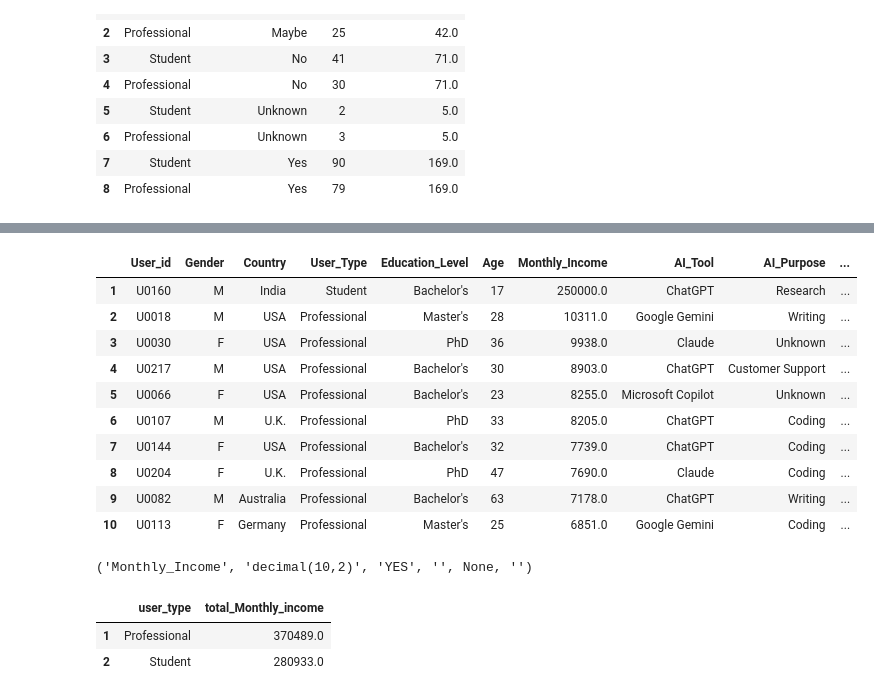
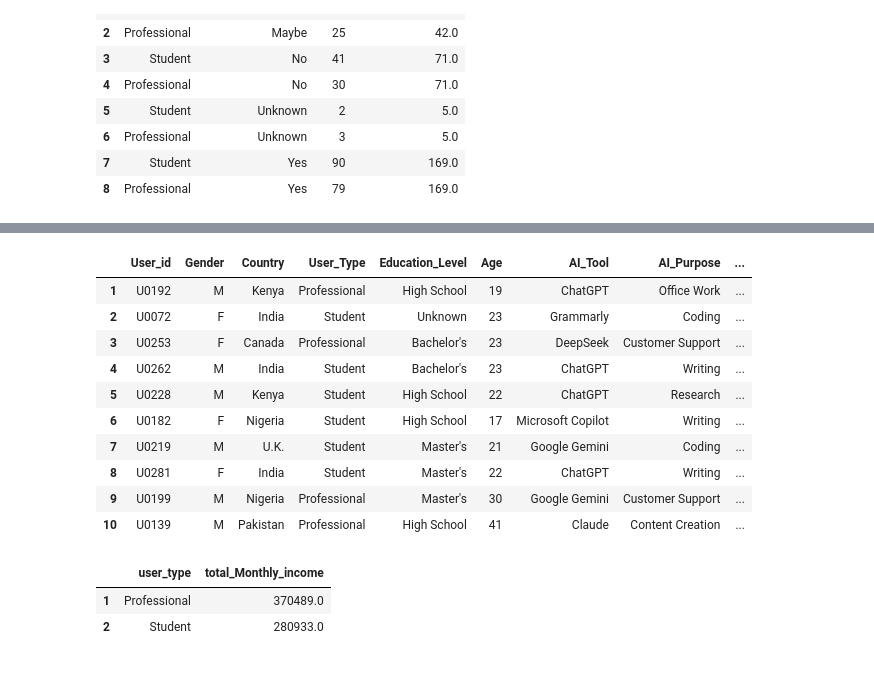
Before and after one commit to Ansh-3121/Ai-usages-impact-on-student-and-professionals, a Jupyter notebook: SqlQueries.ipynb, the cells around one changed output, grey strips where cells are left out. Drawn from its saved outputs; the diff is of its cells as text; code cells hidden in the pictures.

```diff
--- a/SqlQueries.ipynb
+++ b/SqlQueries.ipynb
@@ -129,36 +86,18 @@ run_query(Q6)
 # %%
-Q="""select User_id,Gender,Country,User_Type,Education_Level,Age,Monthly_Income,AI_Tool,AI_Purpose,sum(AI_Usage_Hours_Per_Day) as hour,Would_recommend from prai
-  group by User_id,Gender,Country,User_Type,Education_Level,Age,Monthly_Income,AI_Tool,AI_Purpose,Would_recommend order by monthly_income desc limit 10;"""
+#5 top 10 customer recommendation by Daily ai usages wise
+Q="""select User_id,Gender,Country,User_Type,Education_Level,Age,AI_Tool,AI_Purpose,sum(AI_Usage_Hours_Per_Day) as Daily_Usages_hour,Would_recommend from prai
+  group by User_id,Gender,Country,User_Type,Education_Level,Age,AI_Tool,AI_Purpose,Would_recommend order by Daily_Usages_hour desc limit 10;"""
 run_query(Q)
 # %% [output]
-|  | User_id | Gender | Country | User_Type | Education_Level | Age | Monthly_Income | AI_Tool | AI_Purpose | ... |
-| 1 | U0160 | M | India | Student | Bachelor's | 17 | 250000.0 | ChatGPT | Research | ... |
-| 2 | U0018 | M | USA | Professional | Master's | 28 | 10311.0 | Google Gemini | Writing | ... |
-| 3 | U0030 | F | USA | Professional | PhD | 36 | 9938.0 | Claude | Unknown | ... |
-| 4 | U0217 | M | USA | Professional | Bachelor's | 30 | 8903.0 | ChatGPT | Customer Support | ... |
-| 5 | U0066 | F | USA | Professional | Bachelor's | 23 | 8255.0 | Microsoft Copilot | Unknown | ... |
-| 6 | U0107 | M | U.K. | Professional | PhD | 33 | 8205.0 | ChatGPT | Coding | ... |
-| 7 | U0144 | F | USA | Professional | Bachelor's | 32 | 7739.0 | ChatGPT | Coding | ... |
-| 8 | U0204 | F | U.K. | Professional | PhD | 47 | 7690.0 | Claude | Coding | ... |
-| 9 | U0082 | M | Australia | Professional | Bachelor's | 63 | 7178.0 | ChatGPT | Writing | ... |
-| 10 | U0113 | F | Germany | Professional | Master's | 25 | 6851.0 | Google Gemini | Coding | ... |
+|  | User_id | Gender | Country | User_Type | Education_Level | Age | AI_Tool | AI_Purpose | ... |
+| 1 | U0192 | M | Kenya | Professional | High School | 19 | ChatGPT | Office Work | ... |
+| 2 | U0072 | F | India | Student | Unknown | 23 | Grammarly | Coding | ... |
+| 3 | U0253 | F | Canada | Professional | Bachelor's | 23 | DeepSeek | Customer Support | ... |
+| 4 | U0262 | M | India | Student | Bachelor's | 23 | ChatGPT | Writing | ... |
+| 5 | U0228 | M | Kenya | Student | High School | 22 | ChatGPT | Research | ... |
+| 6 | U0182 | F | Nigeria | Student | High School | 17 | Microsoft Copilot | Writing | ... |
+| 7 | U0219 | M | U.K. | Student | Master's | 21 | Google Gemini | Coding | ... |
+| 8 | U0281 | F | India | Student | Master's | 22 | ChatGPT | Writing | ... |
+| 9 | U0199 | M | Nigeria | Professional | Master's | 30 | Google Gemini | Customer Support | ... |
+| 10 | U0139 | M | Pakistan | Professional | High School | 41 | Claude | Content Creation | ... |
-# %%
-cur = conn.cursor()
-
-cur.execute("SET SQL_SAFE_UPDATES = 0")
-
-cur.execute("UPDATE prai SET Monthly_Income = TRIM(REPLACE(Monthly_Income, ',', ''))")
-
-cur.execute("""
-UPDATE prai SET Monthly_Income = NULL
-WHERE Monthly_Income NOT REGEXP '^[0-9]+([.][0-9]+)?$'
-""")
-
-cur.execute("ALTER TABLE prai MODIFY COLUMN Monthly_Income DECIMAL(10,2)")
-conn.commit()
-
-cur.execute("SHOW COLUMNS FROM prai LIKE 'Monthly_Income'")
-print(cur.fetchone())
-# %% [output]
-('Monthly_Income', 'decimal(10,2)', 'YES', '', None, '')
 # %%
```
Also changed, not shown: parts of 10 cells of this notebook.
